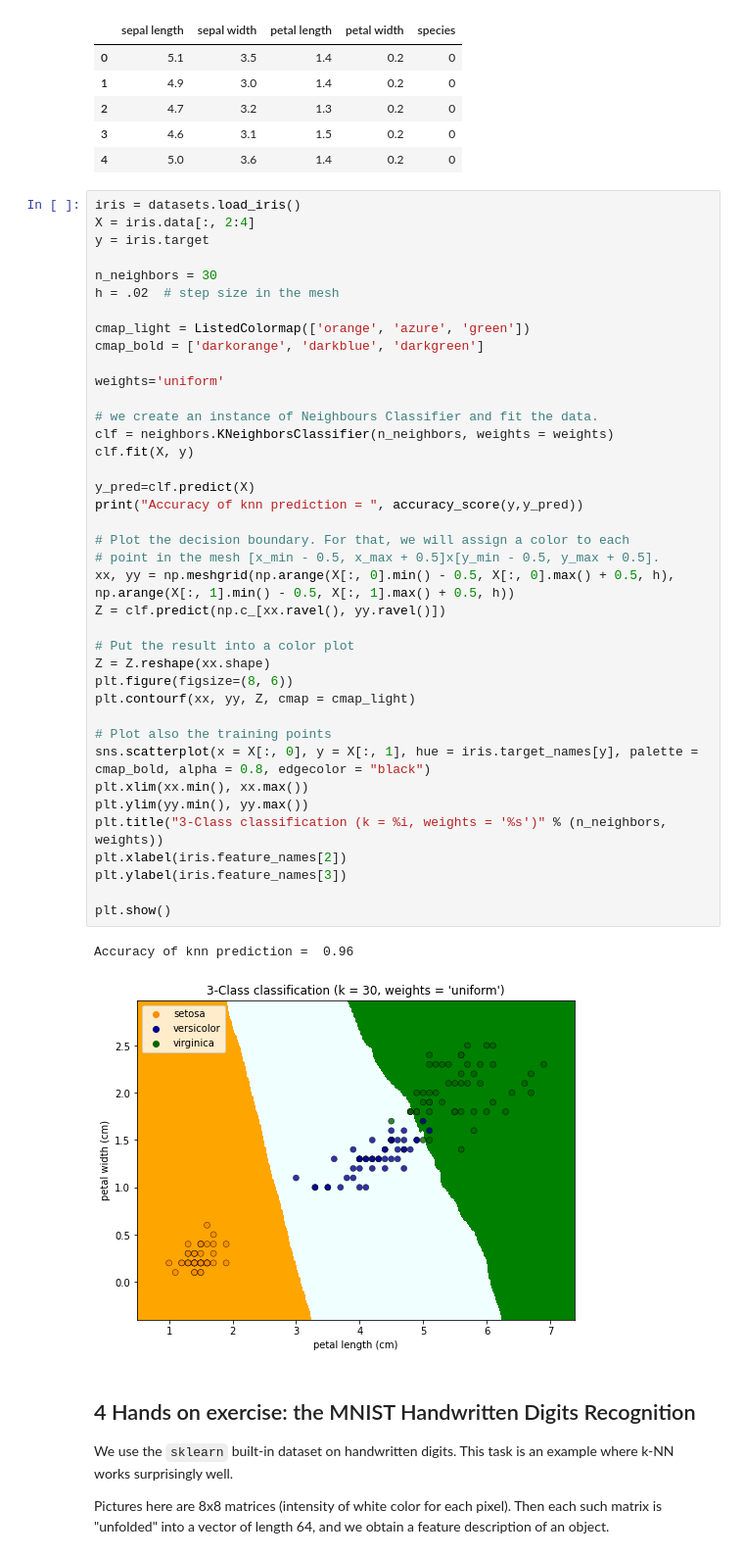
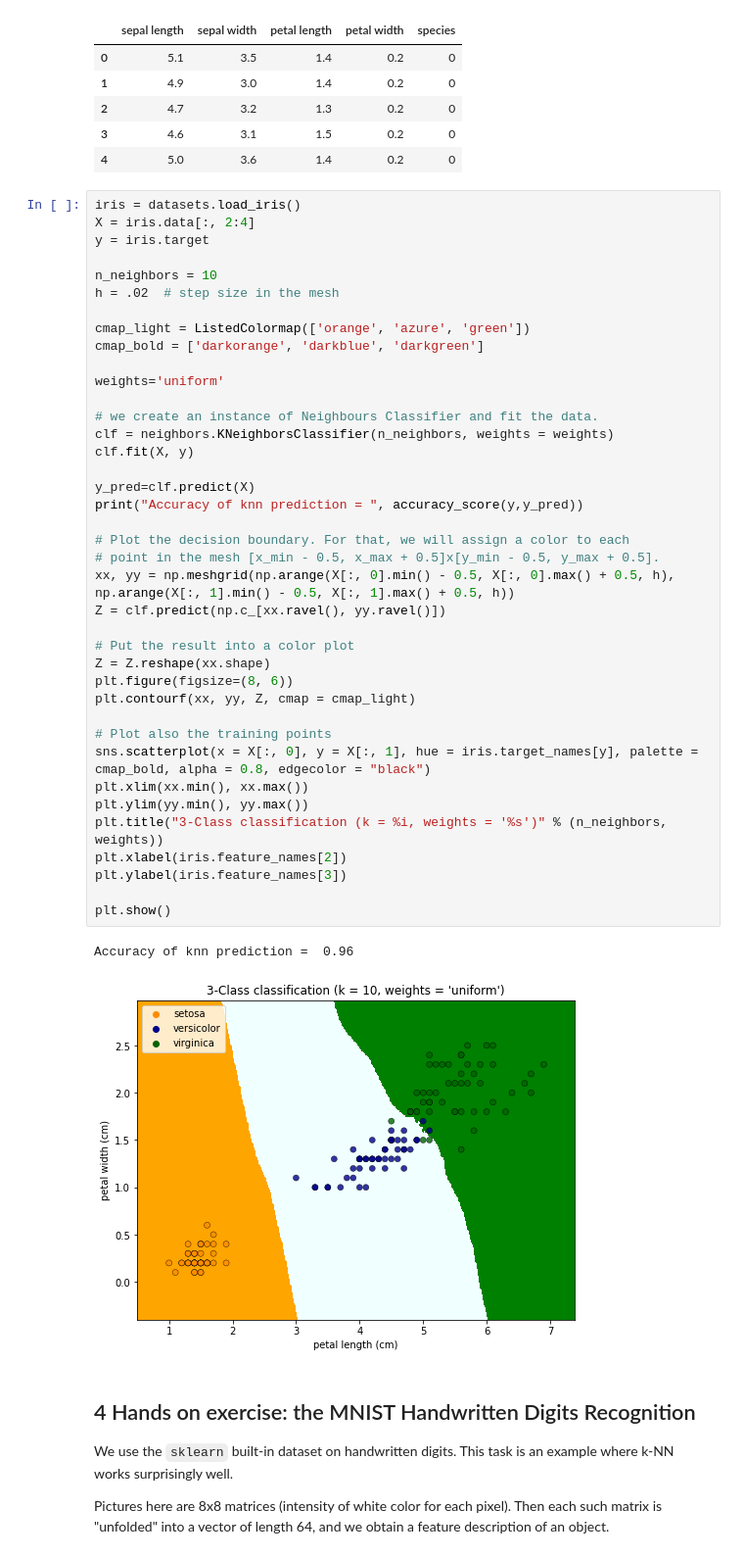
Before and after one commit to mdnsakib/ICPE-639, a Jupyter notebook: Mod2-4-ML-SL-InstanceModels.ipynb, the cells around one changed output. Shown: that part at 98% size. Saved outputs shown, nothing was run; the diff lists cells and outputs as text.

```diff
--- a/Mod2-4-ML-SL-InstanceModels.ipynb
+++ b/Mod2-4-ML-SL-InstanceModels.ipynb
@@ -423,7 +423,7 @@ iris = datasets.load_iris()
 X = iris.data[:, 2:4]
 y = iris.target
 
-n_neighbors = 30
+n_neighbors = 10
 h = .02  # step size in the mesh
 
 cmap_light = ListedColormap(['orange', 'azure', 'green'])
@@ -432,34 +432,34 @@ cmap_bold = ['darkorange', 'darkblue', 'darkgreen']
 weights='uniform'
 
 # we create an instance of Neighbours Classifier and fit the data.
 clf = neighbors.KNeighborsClassifier(n_neighbors, weights = weights)
 clf.fit(X, y)
 
 y_pred=clf.predict(X)
 print("Accuracy of knn prediction = ", accuracy_score(y,y_pred))
 
 # Plot the decision boundary. For that, we will assign a color to each
 # point in the mesh [x_min - 0.5, x_max + 0.5]x[y_min - 0.5, y_max + 0.5].
 xx, yy = np.meshgrid(np.arange(X[:, 0].min() - 0.5, X[:, 0].max() + 0.5, h), np.arange(X[:, 1].min() - 0.5, X[:, 1].max() + 0.5, h))
 Z = clf.predict(np.c_[xx.ravel(), yy.ravel()])
 
 # Put the result into a color plot
 Z = Z.reshape(xx.shape)
 plt.figure(figsize=(8, 6))
 plt.contourf(xx, yy, Z, cmap = cmap_light)
 
 # Plot also the training points
 sns.scatterplot(x = X[:, 0], y = X[:, 1], hue = iris.target_names[y], palette = cmap_bold, alpha = 0.8, edgecolor = "black")
 plt.xlim(xx.min(), xx.max())
 plt.ylim(yy.min(), yy.max())
 plt.title("3-Class classification (k = %i, weights = '%s')" % (n_neighbors, weights))
 plt.xlabel(iris.feature_names[2])
 plt.ylabel(iris.feature_names[3])
 
 plt.show()
 # %% [output]
 Accuracy of knn prediction =  0.96
-[figure, old version]
+[figure, new version]
 # %% [markdown]
 ## 4 Hands on exercise: the MNIST Handwritten Digits Recognition
 
```
Also changed, not shown: parts of 4 cells of this notebook, 10 other files.
